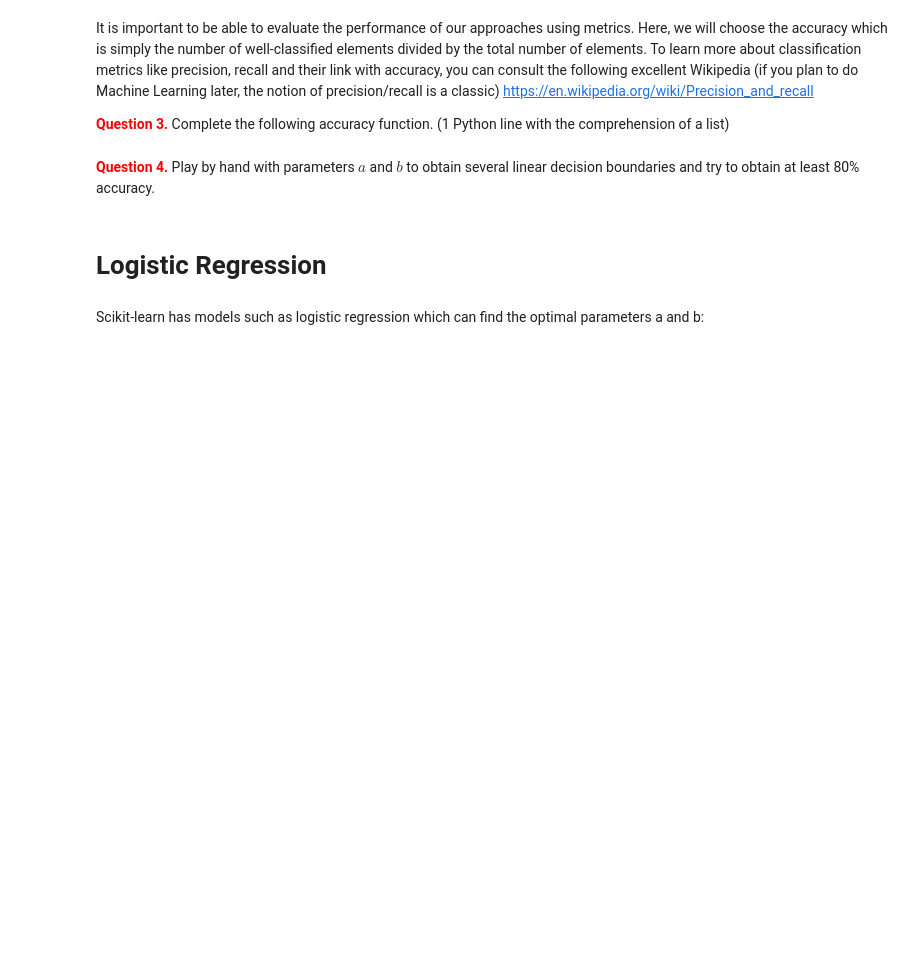
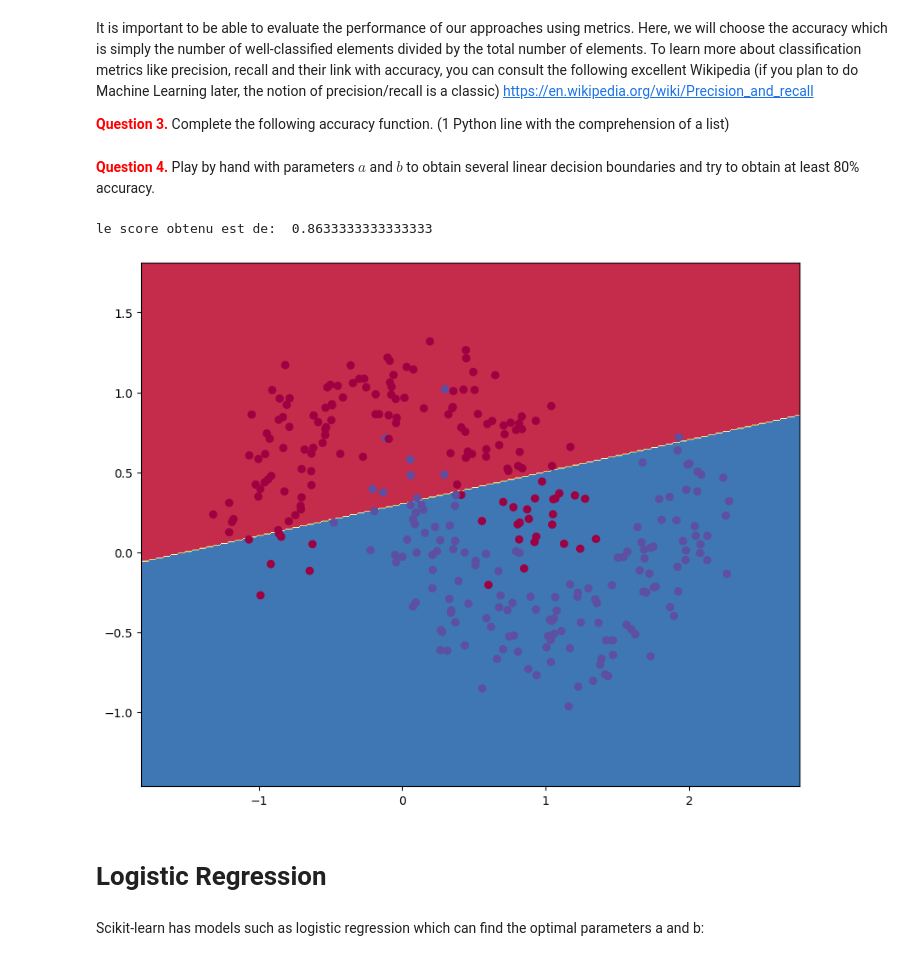
Before and after one commit to aaitguenissaid/MFML_Projects, a Jupyter notebook: Multi-Layer_Perceptron.ipynb, the cells around one changed output. Saved outputs shown, nothing was run; the diff lists cells and outputs as text; code cells hidden in the pictures; blank space fills up the shorter version.

```diff
--- a/Multi-Layer_Perceptron.ipynb
+++ b/Multi-Layer_Perceptron.ipynb
@@ -56,8 +61,7 @@ In this part we will try to find the best line that separates our cloud of point
 <font color='red'><b>Question 2</b></font>  Creates a function that returns 1 if a coordinate point $(x_1,x_2$) is below the line with slope $a$ and the bias $b$.
 # %%
 def pred_linear(a: float, b: float, x1: float, x2: float):
-    # TODO
-    pass
+    return 1 if x2 < a*x1+b else 0
 # %% [markdown]
 It is important to be able to evaluate the performance of our approaches using metrics. Here, we will choose the accuracy which is simply the number of well-classified elements divided by the total number of elements. To learn more about classification metrics like precision, recall and their link with accuracy, you can consult the following excellent Wikipedia (if you plan to do Machine Learning later, the notion of precision/recall is a classic) https://en.wikipedia.org/wiki/Precision_and_recall
 
@@ -76,7 +80,8 @@ def accuracy(y_true, y_pred):
     >>> accuracy([0,0,1], [0,1,1])
     0.666...
     """
-    pass #TODO
+    n = len(y_true)
+    return sum([1 if y_true[i] == y_pred[i] else 0 for i in range(n)])/n
 # %%
 #### display function
 def plot_decision_boundary(pred_func):
@@ -98,12 +103,15 @@ def plot_decision_boundary(pred_func):
 # %% [markdown]
 <font color='red'><b>Question 4.</b></font>  Play by hand with parameters $a$ and $b$ to obtain several linear decision boundaries and try to obtain at least 80% accuracy.
 # %%
-a = 42 #TODO
-b = 42 #TODO
+a = 0.2 #TODO
+b = 0.3 #TODO
 def prediction(A, a, b, func):
     return np.array([func(a=a, b=b, x1=x[0], x2=x[1]) for x in A])
 plot_decision_boundary(lambda x: prediction(x, a, b, pred_linear))
 print('le score obtenu est de: ', accuracy(y, prediction(X, a, b, pred_linear)))
+# %% [output]
+le score obtenu est de:  0.8633333333333333
+[figure, added]
 # %% [markdown]
 # Logistic Regression
 # %% [markdown]
```
Also changed, not shown: parts of 3 cells of this notebook.
